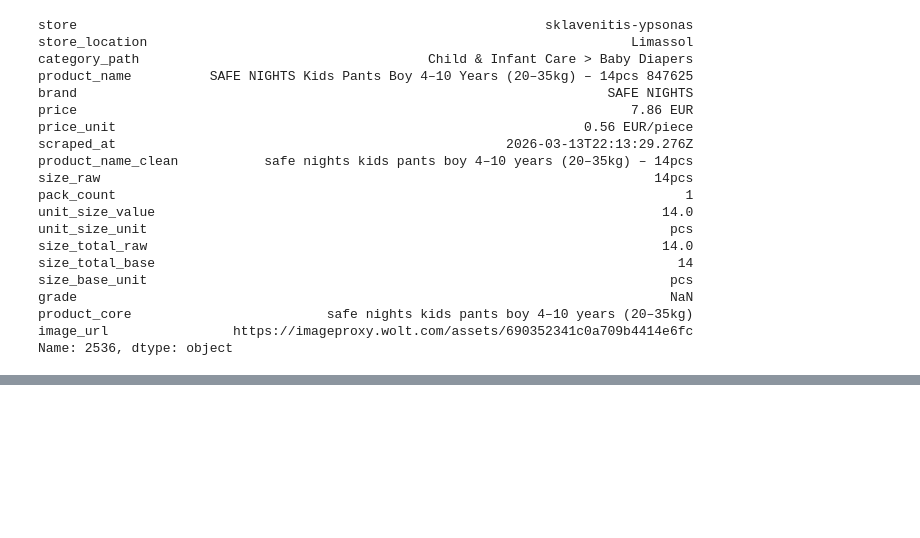
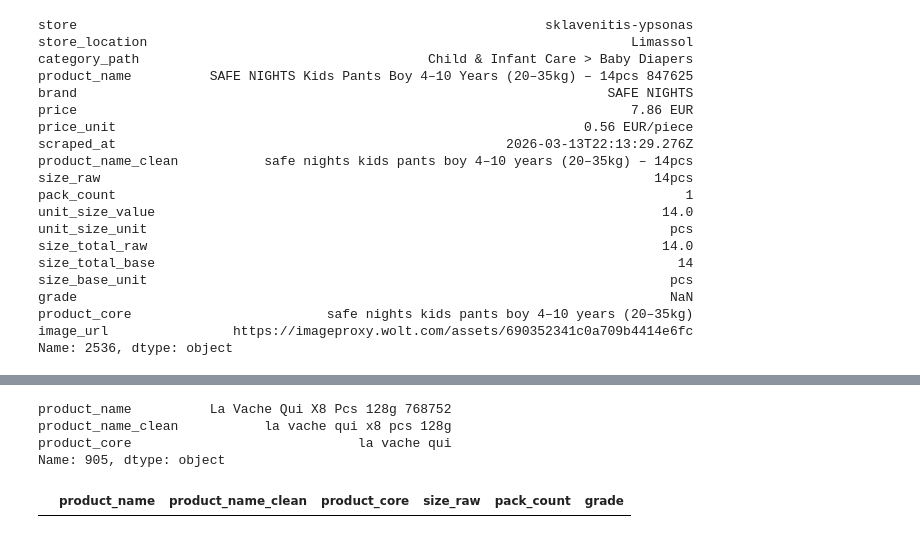
Before and after one commit to valeriyabrovchuk/grocery_price_analysis, a Jupyter notebook: groceries_comparison_limassol.ipynb, the cells around one changed output, grey strips where cells are left out. Drawn from its saved outputs; the diff is of its cells as text; code cells hidden in the pictures; blank space fills up the shorter version.

Commit message:
feat: add more manually reviewed grocery labels and fix extra product_core and size parsing edge cases

```diff
--- a/groceries_comparison_limassol.ipynb
+++ b/groceries_comparison_limassol.ipynb
@@ -961,7 +994,7 @@ sklavenitis['product_core'] = sklavenitis['product_name_clean'].copy()
 
 # убрать multipack before: 4x125g / 4 x 125 g / 3 x 54 pcs
 sklavenitis['product_core'] = sklavenitis['product_core'].str.replace(
-    r'\b\d+\s*x\s*\d+(?:\.\d+)?\s*(?:g|kg|ml|l|lt|ltr|pcs)\b',
+    r'\b\d+\s*(?:pcs|sachet(?:s)?)?\s*[x\u00d7*]\s*\d+(?:\.\d+)?\s*(?:g|kg|ml|l|lt|ltr|pcs)\b',
     '',
     regex=True
 )
@@ -970,7 +1003,7 @@ sklavenitis['product_core'] = sklavenitis['product_core'].str.replace(
 # было: ...\s*x\s*\d+\b
 # стало: ...\s*x\s*\d+\s*(?:pcs)?\b
 sklavenitis['product_core'] = sklavenitis['product_core'].str.replace(
-    r'\b\d+(?:\.\d+)?\s*(?:g|kg|ml|l|lt|ltr|pcs)\s*x\s*\d+\s*(?:pcs)?\b',
+    r'\b\d+(?:\.\d+)?\s*(?:g|kg|ml|l|lt|ltr|pcs)\s*[x\u00d7*]\s*\d+\s*(?:pcs)?\b',
     '',
     regex=True
 )
@@ -991,7 +1024,14 @@ sklavenitis['product_core'] = sklavenitis['product_core'].str.replace(
 
 # убрать pack count: x6 / x 6
 sklavenitis['product_core'] = sklavenitis['product_core'].str.replace(
-    r'\bx\s*\d+\b',
+    r'\b[x\u00d7]\s*\d+\s*(?:pcs)?\b',
+    '',
+    regex=True
+)
+
+# NEW: убрать одиночный pcs, если число уже удалилось раньше, как в x8 pcs -> pcs
+sklavenitis['product_core'] = sklavenitis['product_core'].str.replace(
+    r'\bpcs\b',
     '',
     regex=True
 )
@@ -1010,6 +1050,13 @@ sklavenitis['product_core'] = sklavenitis['product_core'].str.replace(
     regex=True
 )
 
+# NEW: убрать approx / approx., если после удаления веса это слово осталось без смысла
+sklavenitis['product_core'] = sklavenitis['product_core'].str.replace(
+    r'\bapprox\.?\b',
+    '',
+    regex=True
+)
+
 # подчистить пробелы
 sklavenitis['product_core'] = (
     sklavenitis['product_core']
@@ -1277,0 +1332,17 @@ sklavenitis_for_annotation_100_500
+# %%
+# строки, где в product_core остался отдельный pcs
+sklavenitis_for_annotation_100_500.loc[905, ['product_name', 'product_name_clean', 'product_core']]
+# %% [output]
+product_name          La Vache Qui X8 Pcs 128g 768752
+product_name_clean           la vache qui x8 pcs 128g
+product_core                             la vache qui
+Name: 905, dtype: object
+# %%
+# строки, где в product_core остался approx или approx.
+approx_rows = sklavenitis_for_annotation_100_500[
+    sklavenitis_for_annotation_100_500['product_core'].str.contains(r'\bapprox\.?\b', regex=True, na=False)
+][['product_name', 'product_name_clean', 'product_core', 'size_raw', 'pack_count', 'grade']]
+
+approx_rows
+# %% [output]
+|  | product_name | product_name_clean | product_core | size_raw | pack_count | grade |
```
Also changed, not shown: parts of 2 cells of this notebook, 35 other files.
